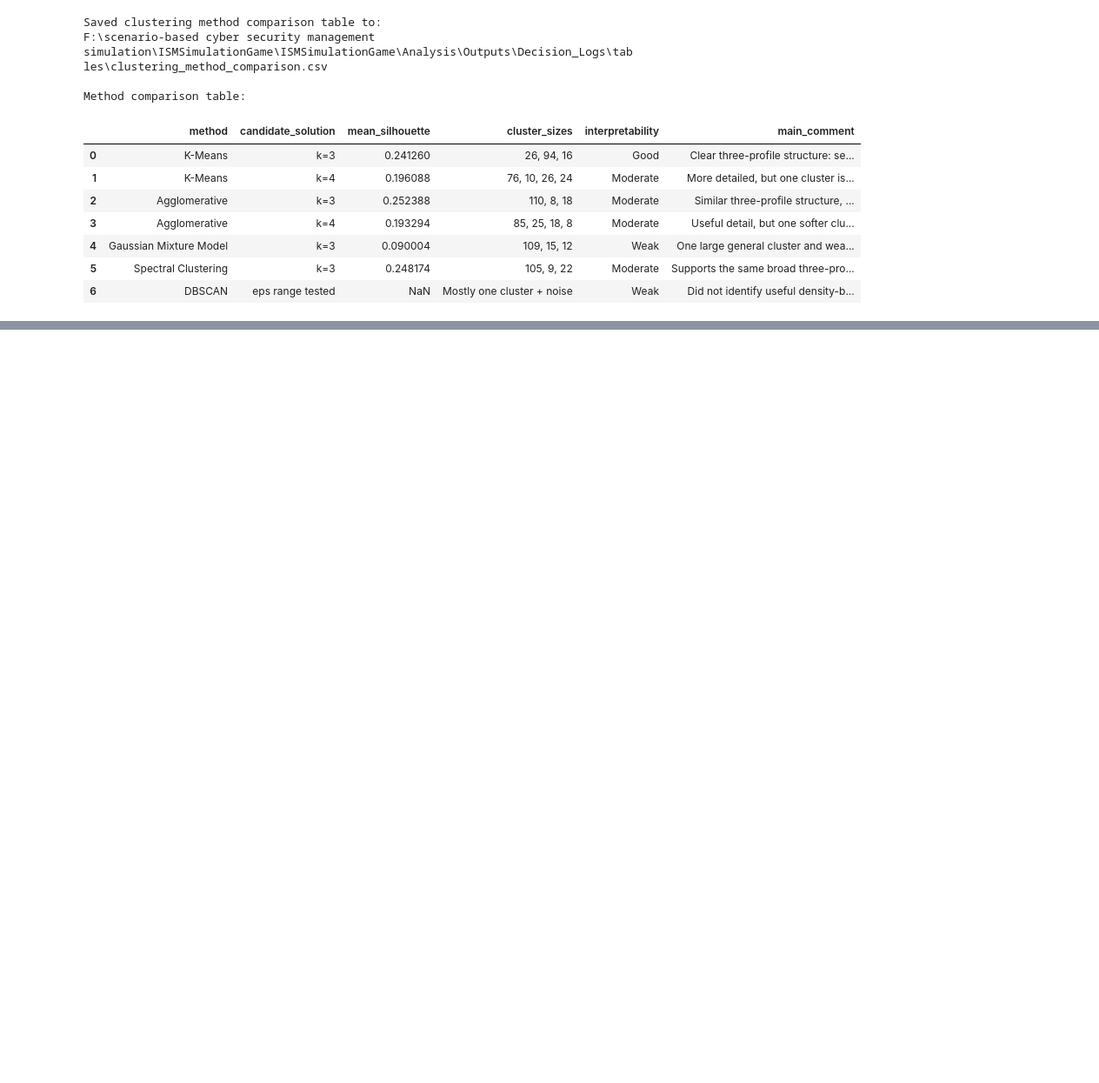
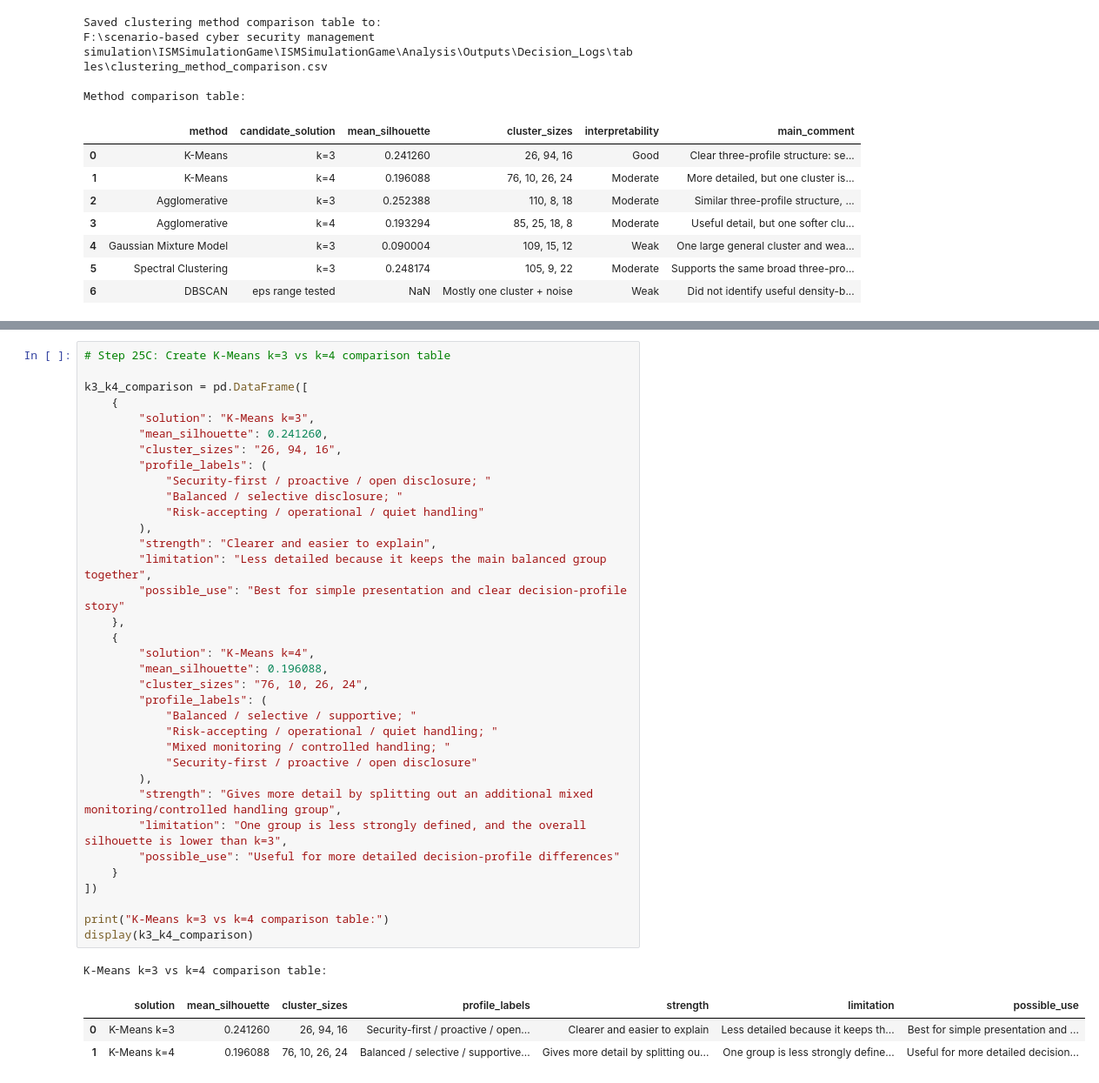
Before and after one commit to jrallison93/ISMSimulationGame, a Jupyter notebook: Analysis/Notebooks/d4_decisionlog_clustering.ipynb, the cells around one changed output, grey strips where cells are left out. Shown at 87% size. Drawn from its saved outputs; the diff is of its cells as text; blank space fills up the shorter version.

```diff
--- a/Analysis/Notebooks/d4_decisionlog_clustering.ipynb
+++ b/Analysis/Notebooks/d4_decisionlog_clustering.ipynb
@@ -2185,0 +2338,40 @@ Method comparison table:
+# %%
+# Step 25C: Create K-Means k=3 vs k=4 comparison table
+
+k3_k4_comparison = pd.DataFrame([
+    {
+        "solution": "K-Means k=3",
+        "mean_silhouette": 0.241260,
+        "cluster_sizes": "26, 94, 16",
+        "profile_labels": (
+            "Security-first / proactive / open disclosure; "
+            "Balanced / selective disclosure; "
+            "Risk-accepting / operational / quiet handling"
+        ),
+        "strength": "Clearer and easier to explain",
+        "limitation": "Less detailed because it keeps the main balanced group together",
+        "possible_use": "Best for simple presentation and clear decision-profile story"
+    },
+    {
+        "solution": "K-Means k=4",
+        "mean_silhouette": 0.196088,
+        "cluster_sizes": "76, 10, 26, 24",
+        "profile_labels": (
+            "Balanced / selective / supportive; "
+            "Risk-accepting / operational / quiet handling; "
+            "Mixed monitoring / controlled handling; "
+            "Security-first / proactive / open disclosure"
+        ),
+        "strength": "Gives more detail by splitting out an additional mixed monitoring/controlled handling group",
+        "limitation": "One group is less strongly defined, and the overall silhouette is lower than k=3",
+        "possible_use": "Useful for more detailed decision-profile differences"
+    }
+])
+
+print("K-Means k=3 vs k=4 comparison table:")
+display(k3_k4_comparison)
+# %% [output]
+K-Means k=3 vs k=4 comparison table:
+|  | solution | mean_silhouette | cluster_sizes | profile_labels | strength | limitation | possible_use |
+| 0 | K-Means k=3 | 0.241260 | 26, 94, 16 | Security-first / proactive / open... | Clearer and easier to explain | Less detailed because it keeps th... | Best for simple presentation and ... |
+| 1 | K-Means k=4 | 0.196088 | 76, 10, 26, 24 | Balanced / selective / supportive... | Gives more detail by splitting ou... | One group is less strongly define... | Useful for more detailed decision... |
```
Also changed, not shown: parts of 3 cells of this notebook.
